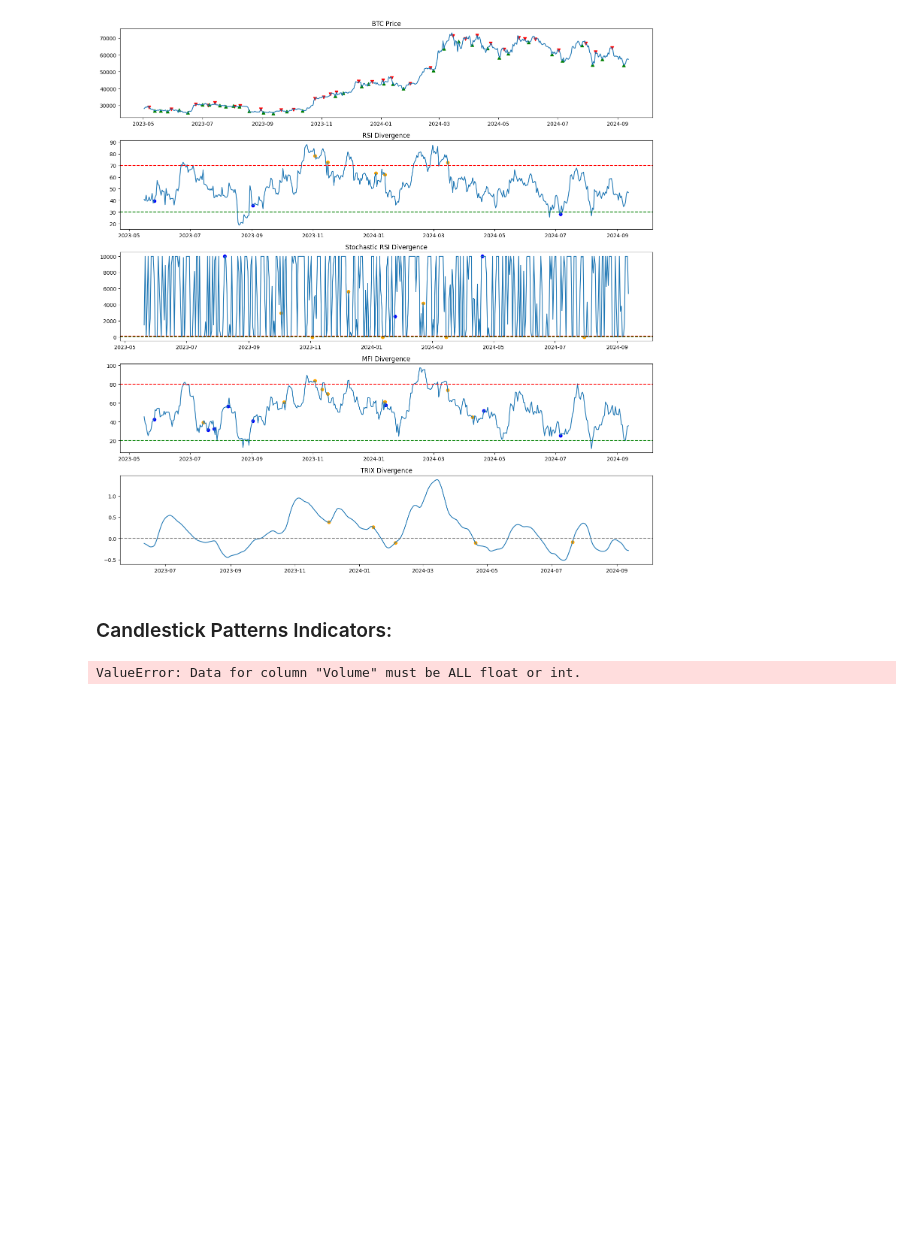
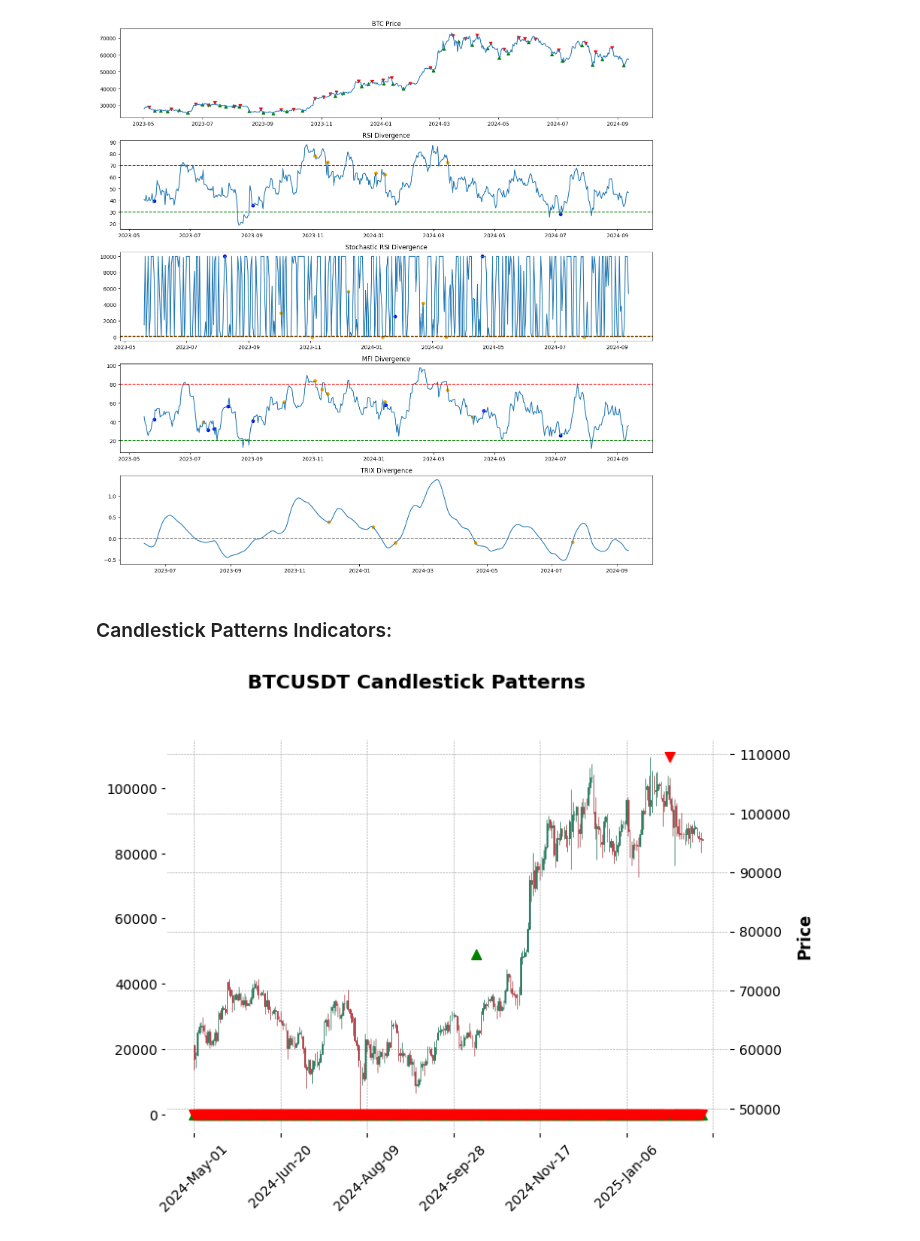
Before and after one commit to couzhei/formula-binance-atm, a Jupyter notebook: notebook.ipynb, the cells around one changed output. Cells and saved outputs as stored; diff of their text form; code cells hidden in the pictures; blank space fills up the shorter version.

```diff
--- a/notebook.ipynb
+++ b/notebook.ipynb
@@ -525,7 +525,7 @@ from binance.spot import Spot  # Fetch data from Binance
 
 # Fetch BTCUSDT data (same as earlier)
 client = Spot()
-klines = client.klines("BTCUSDT", "1d", startTime=int(pd.to_datetime("2023-01-01").timestamp() * 1000))
+klines = client.klines("BTCUSDT", "1d", startTime=int(pd.to_datetime("2024-05-01").timestamp() * 1000))
 data = pd.DataFrame(klines, columns=['Open time', 'Open', 'High', 'Low', 'Close', 'Volume', 'Close time', 'Quote volume', 'Trades', 'Taker buy base', 'Taker buy quote', 'Ignore'])
 data['Open'] = pd.to_numeric(data['Open'])
 data['High'] = pd.to_numeric(data['High'])
@@ -549,23 +549,3 @@ data['Bearish Engulfing'] = talib.CDLENGULFING(data['Open'], data['High'], data[
 data['Hanging Man'] = talib.CDLHANGINGMAN(data['Open'], data['High'], data['Low'], data['Close'])
 data['Shooting Star'] = talib.CDLSHOOTINGSTAR(data['Open'], data['High'], data['Low'], data['Close'])
 data['Doji'] = talib.CDLDOJI(data['Open'], data['High'], data['Low'], data['Close'])
-
-# TA-Lib returns:
-# - 100 (bullish) or -100 (bearish) if pattern detected.
-# 0 otherwise.
-
-# Filter signals
-bullish_patterns = data[['Morning Star', 'Bullish Engulfing', 'Hammer', 'Inverted Hammer']]
-bearish_patterns = data[['Evening Star', 'Bearish Engulfing', 'Hanging Man', 'Shooting Star', 'Doji']]
-
-# Plot candlesticks with signals
-# ------------------------------
-# Add markers for patterns
-ap = [
-    mpf.make_addplot((bullish_patterns != 0).astype(int) * data['Low'].min(), type='scatter', markersize=50, marker='^', color='green'),
-    mpf.make_addplot((bearish_patterns != 0).astype(int) * data['High'].max(), type='scatter', markersize=50, marker='v', color='red')
-]
-
-mpf.plot(data, type='candle', addplot=ap, style='charles', title='BTCUSDT Candlestick Patterns', volume=False)
-# %% [output]
-ValueError: Data for column "Volume" must be ALL float or int.
@@ -571,0 +560,16 @@ ValueError: Data for column "Volume" must be ALL float or int.
+# %%
+bullish_col, bearish_col = 'Morning Star', 'Evening Star'
+
+bullish_pattern = bullish_patterns[bullish_col]
+bearish_pattern = bearish_patterns[bearish_col]
+# Plot candlesticks with signals
+# ------------------------------
+# Add markers for patterns
+ap = [
+    mpf.make_addplot((bullish_pattern != 0).astype(int) * data['Low'].min(), type='scatter', markersize=50, marker='^', color='green'),
+    mpf.make_addplot((bearish_pattern != 0).astype(int) * data['High'].max(), type='scatter', markersize=50, marker='v', color='red')
+]
+
+mpf.plot(data, type='candle', addplot=ap, style='charles', title='BTCUSDT Candlestick Patterns', volume=False)
+# %% [output]
+[figure, added]
```
Also changed, not shown: parts of 2 cells of this notebook.
